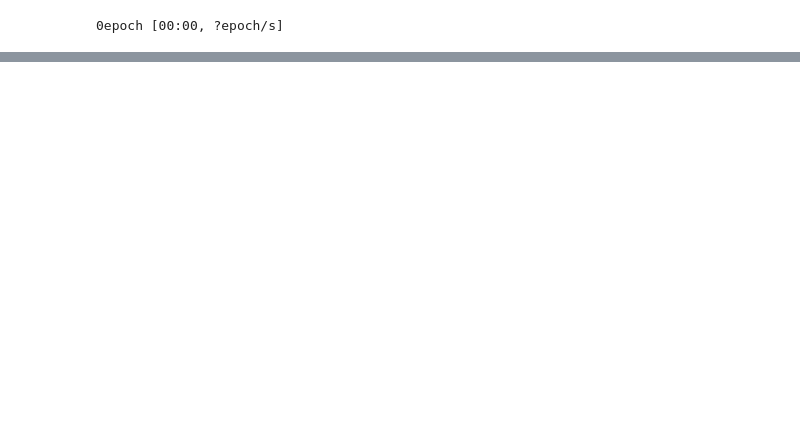
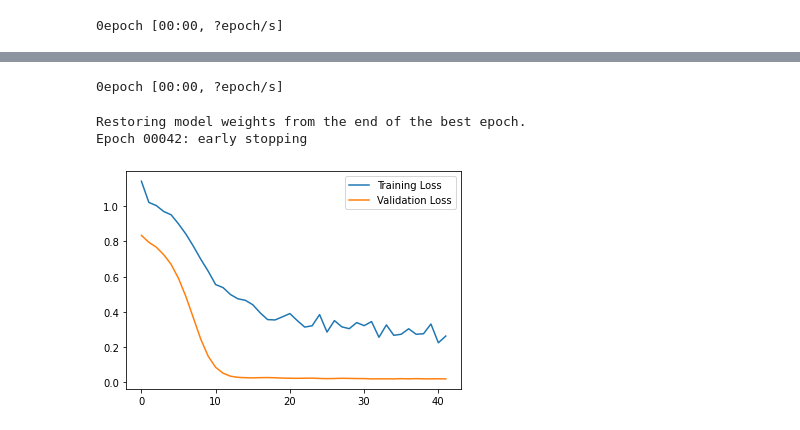
Before and after one commit to gabejg/Advanced-Cyber-Analytics-for-Attack-Detection, a Jupyter notebook: Anomaly Detection/Anomaly Detection.ipynb, the cells around one changed output, grey strips where cells are left out. Saved outputs shown, nothing was run; the diff lists cells and outputs as text; code cells hidden in the pictures; blank space fills up the shorter version.

```diff
--- a/Anomaly Detection/Anomaly Detection.ipynb
+++ b/Anomaly Detection/Anomaly Detection.ipynb
@@ -531,0 +581,4 @@ df_anomalies
+# %%
+df = feature_generation(rt_usernames[0],24)
+x_train_ae = np.array(df[0:57*24])
+x_test_ae = np.array(df[57*24:])
@@ -531,0 +587,7 @@ df_anomalies
+# %%
+pipeline = Pipeline([('normalizer', Normalizer()),
+                    ('scaler', StandardScaler())])
+# %%
+pipeline.fit(x_train_ae)
+x_train_ae = pipeline.transform(x_train_ae)
+x_test_ae = pipeline.transform(x_test_ae)
@@ -531,0 +652,32 @@ df_anomalies
+# %%
+early_stop = tf.keras.callbacks.EarlyStopping(
+    monitor='val_loss',
+    min_delta=0.0001,
+    patience=10,
+    verbose=1,
+    mode='min',
+    restore_best_weights=True
+)
+
+cb = [early_stop,TqdmCallback(verbose=1)]
+
+history = autoencoder.fit(
+    x_train_ae, x_train_ae,
+    shuffle=True,
+    epochs=EPOCHS,
+    batch_size=BATCH_SIZE,
+    validation_split=0.1,
+    verbose=0,
+    callbacks=cb
+)
+# %% [output]
+0epoch [00:00, ?epoch/s]
+Restoring model weights from the end of the best epoch.
+Epoch 00042: early stopping
+# %%
+plt.plot(history.history["loss"], label="Training Loss")
+plt.plot(history.history["val_loss"], label="Validation Loss")
+plt.legend()
+plt.show()
+# %% [output]
+[figure, added]
```
Also changed, not shown: parts of 58 cells of this notebook, 5 other files.
